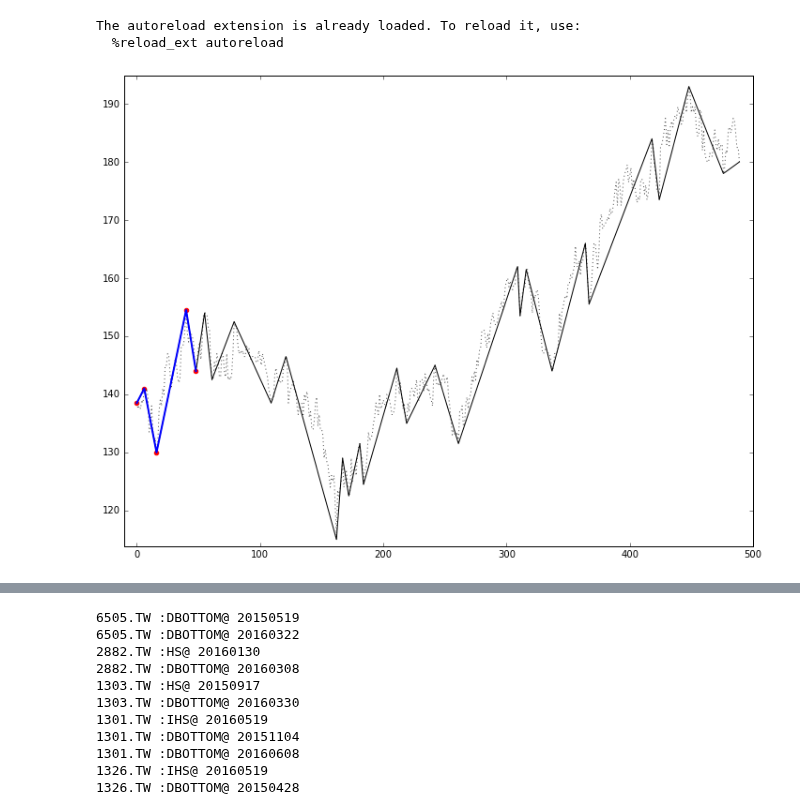
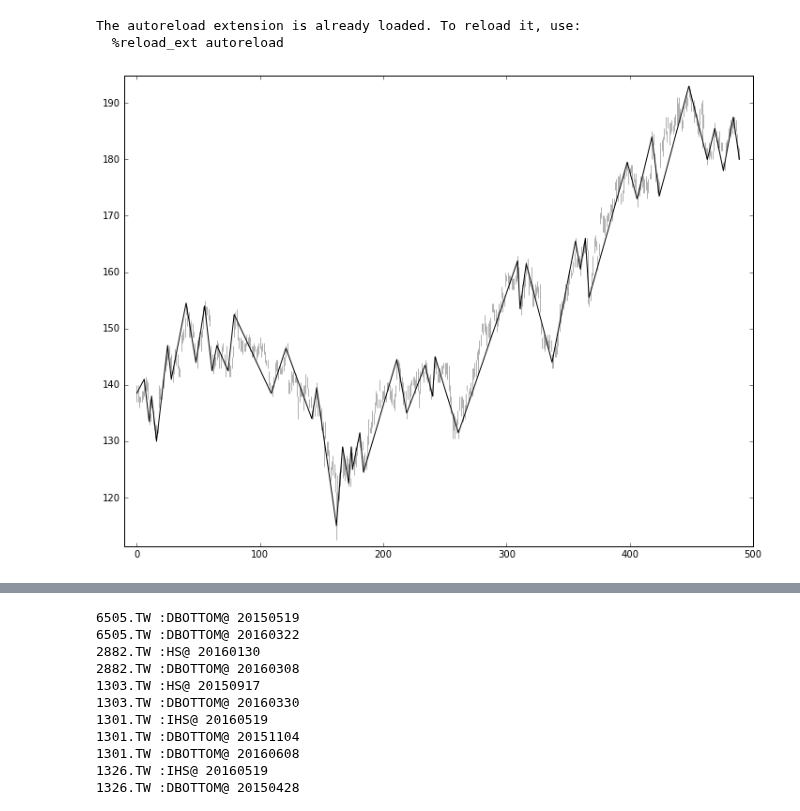
Before and after one commit to 9411642/PricePattern, a Jupyter notebook: ipy/PatternTest.ipynb, the cells around one changed output, grey strips where cells are left out. Cells and saved outputs as stored; diff of their text form; code cells hidden in the pictures.

```diff
--- a/ipy/PatternTest.ipynb
+++ b/ipy/PatternTest.ipynb
@@ -19,11 +19,10 @@ start_date = date(today.year - 2, today.month, today.day)
 end_date = today
 klist = kdatasvc.getdata("2330.TW", 8, start_date, end_date)
 # %%
-threshold = 0.05
+threshold = 0.03
 finder = patternfinder.Finder(klist)
 finder.init_pivots(threshold)
-pattern = [x[0] for x in finder.pv_points[0:5]]
-finder.plot(pattern, width=12, height=9)
+finder.plot(width=12, height=9)
 # %% [output]
-[figure, old version]
+[figure, new version]
 # %%
```
Also changed, not shown: parts of 1 cell of this notebook, 1 other file.
